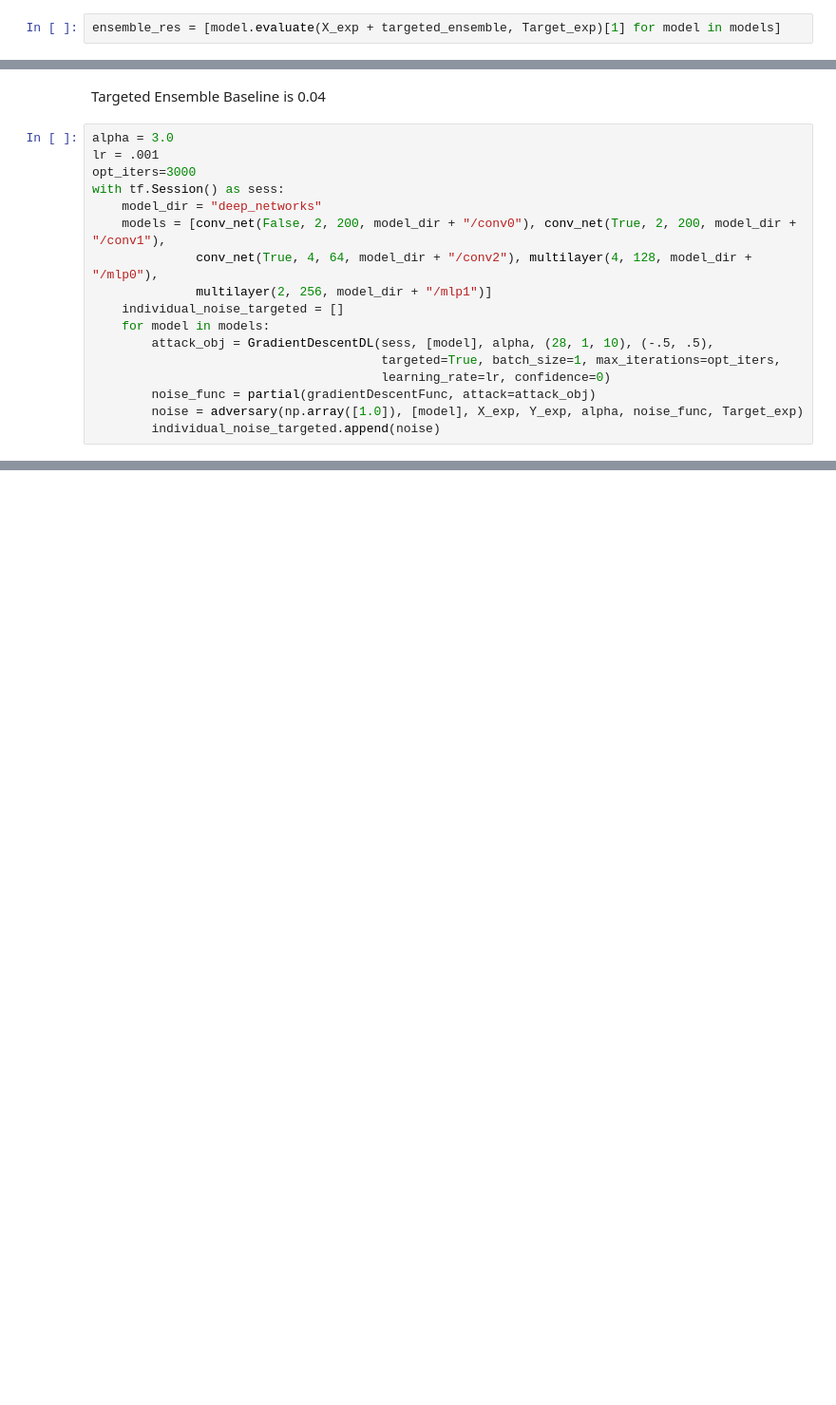
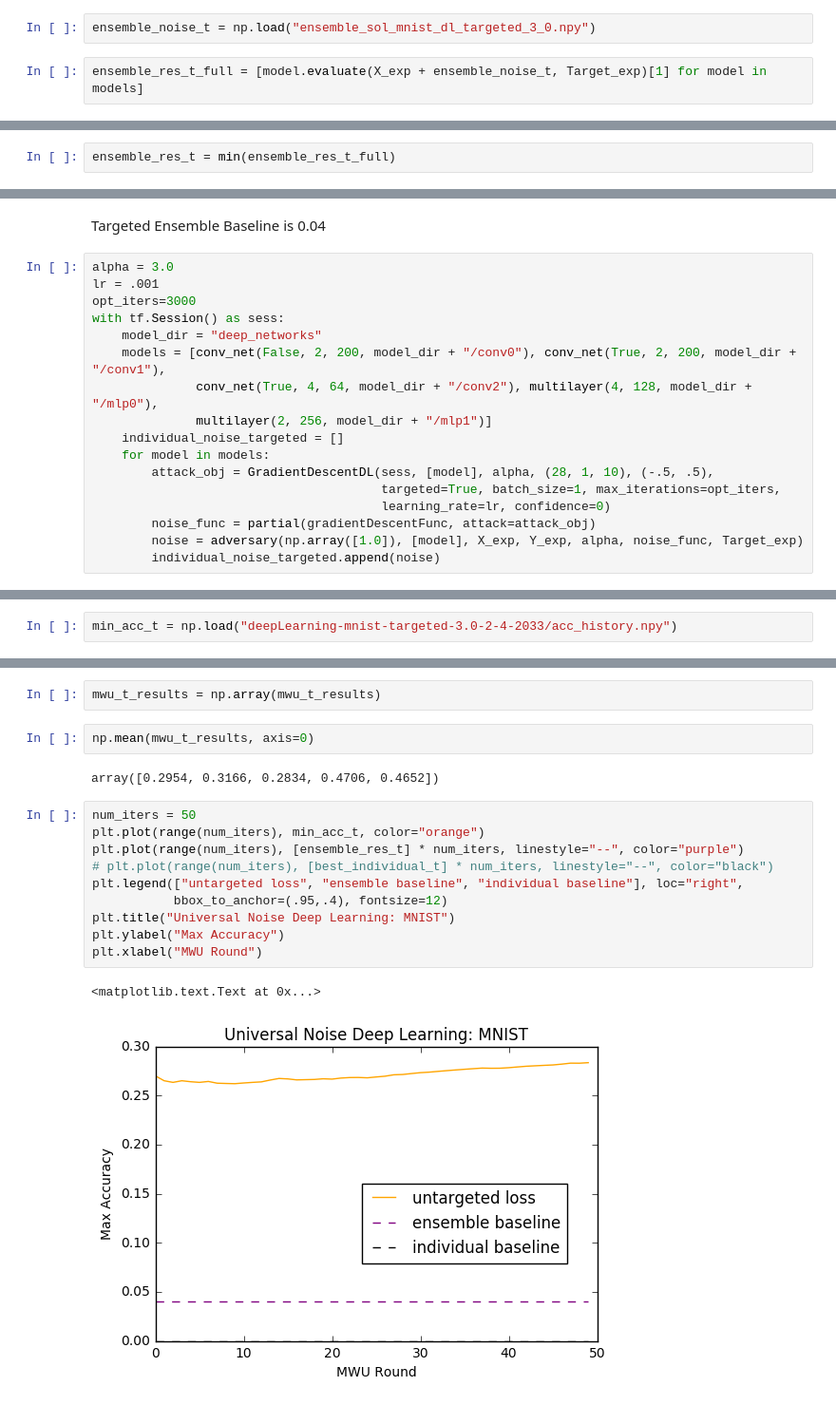
Before and after one commit to kojino/icml, a Jupyter notebook: mnist_baselines.ipynb, the cells around one changed output, grey strips where cells are left out. Shown: that part at 95% size. Saved outputs shown, nothing was run; the diff lists cells and outputs as text; blank space fills up the shorter version.

```diff
--- a/mnist_baselines.ipynb
+++ b/mnist_baselines.ipynb
@@ -182,6 +200,8 @@ with tf.Session() as sess:
 [11.793057594299317, 0.0]
 # %%
 np.save("ensemble_sol_mnist_dl_targeted_3_0.npy", np.array(targeted_ensemble))
+# %%
+ensemble_noise_t = np.load("ensemble_sol_mnist_dl_targeted_3_0.npy")
 # %%
-ensemble_res = [model.evaluate(X_exp + targeted_ensemble, Target_exp)[1] for model in models]
+ensemble_res_t_full = [model.evaluate(X_exp + ensemble_noise_t, Target_exp)[1] for model in models]
 # %% [output]
@@ -196,0 +217,2 @@ min(ensemble_res)
+# %%
+ensemble_res_t = min(ensemble_res_t_full)
@@ -215,0 +283,2 @@ with tf.Session() as sess:
+# %%
+min_acc_t = np.load("deepLearning-mnist-targeted-3.0-2-4-2033/acc_history.npy")
@@ -215,0 +307,19 @@ with tf.Session() as sess:
+# %%
+mwu_t_results = np.array(mwu_t_results)
+# %%
+np.mean(mwu_t_results, axis=0)
+# %% [output]
+array([0.2954, 0.3166, 0.2834, 0.4706, 0.4652])
+# %%
+num_iters = 50
+plt.plot(range(num_iters), min_acc_t, color="orange")
+plt.plot(range(num_iters), [ensemble_res_t] * num_iters, linestyle="--", color="purple")
+# plt.plot(range(num_iters), [best_individual_t] * num_iters, linestyle="--", color="black")
+plt.legend(["untargeted loss", "ensemble baseline", "individual baseline"], loc="right",
+           bbox_to_anchor=(.95,.4), fontsize=12)
+plt.title("Universal Noise Deep Learning: MNIST")
+plt.ylabel("Max Accuracy")
+plt.xlabel("MWU Round")
+# %% [output]
+<matplotlib.text.Text at 0x...>
+[figure, added]
```
Also changed, not shown: parts of 37 cells of this notebook, 1 other file.
